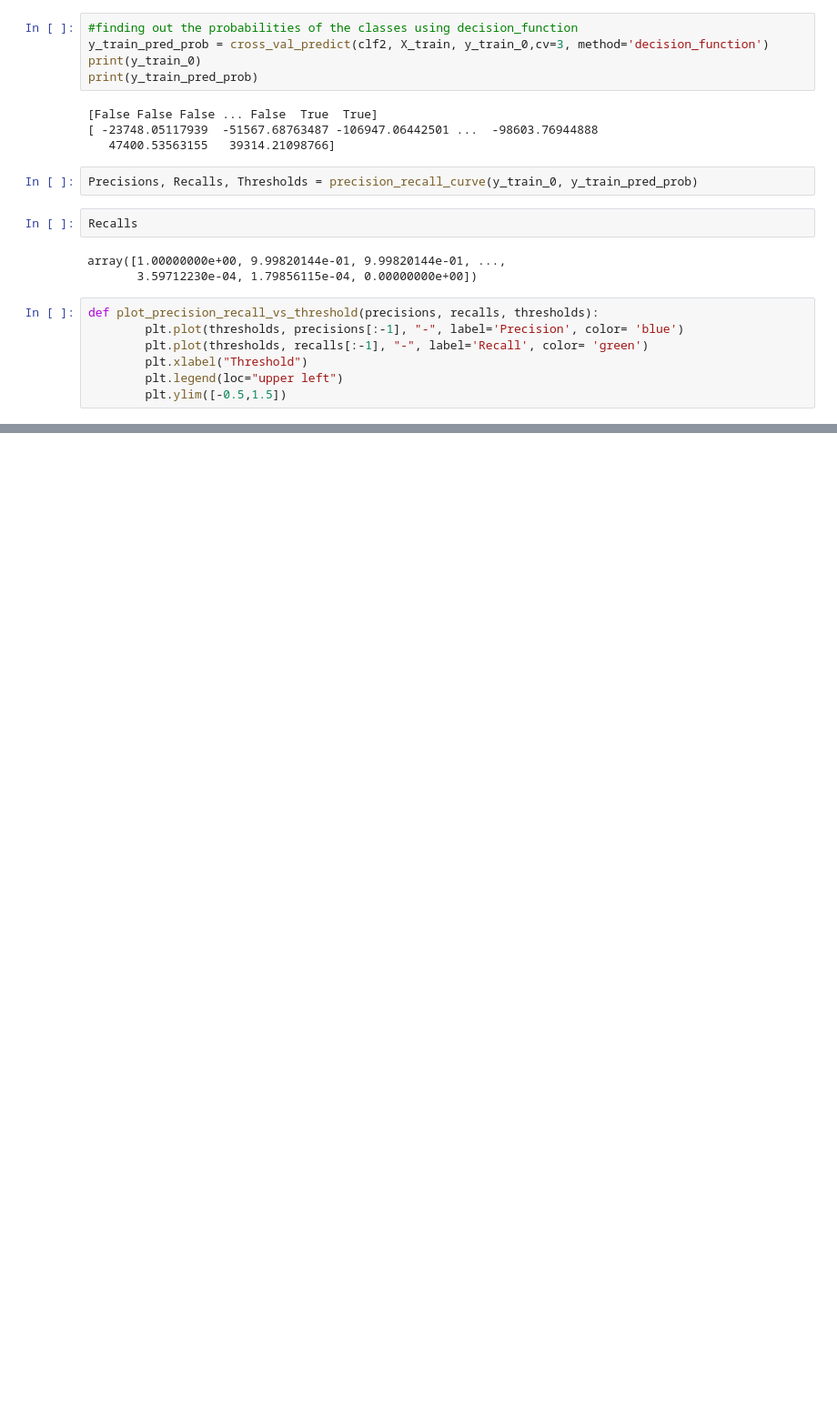
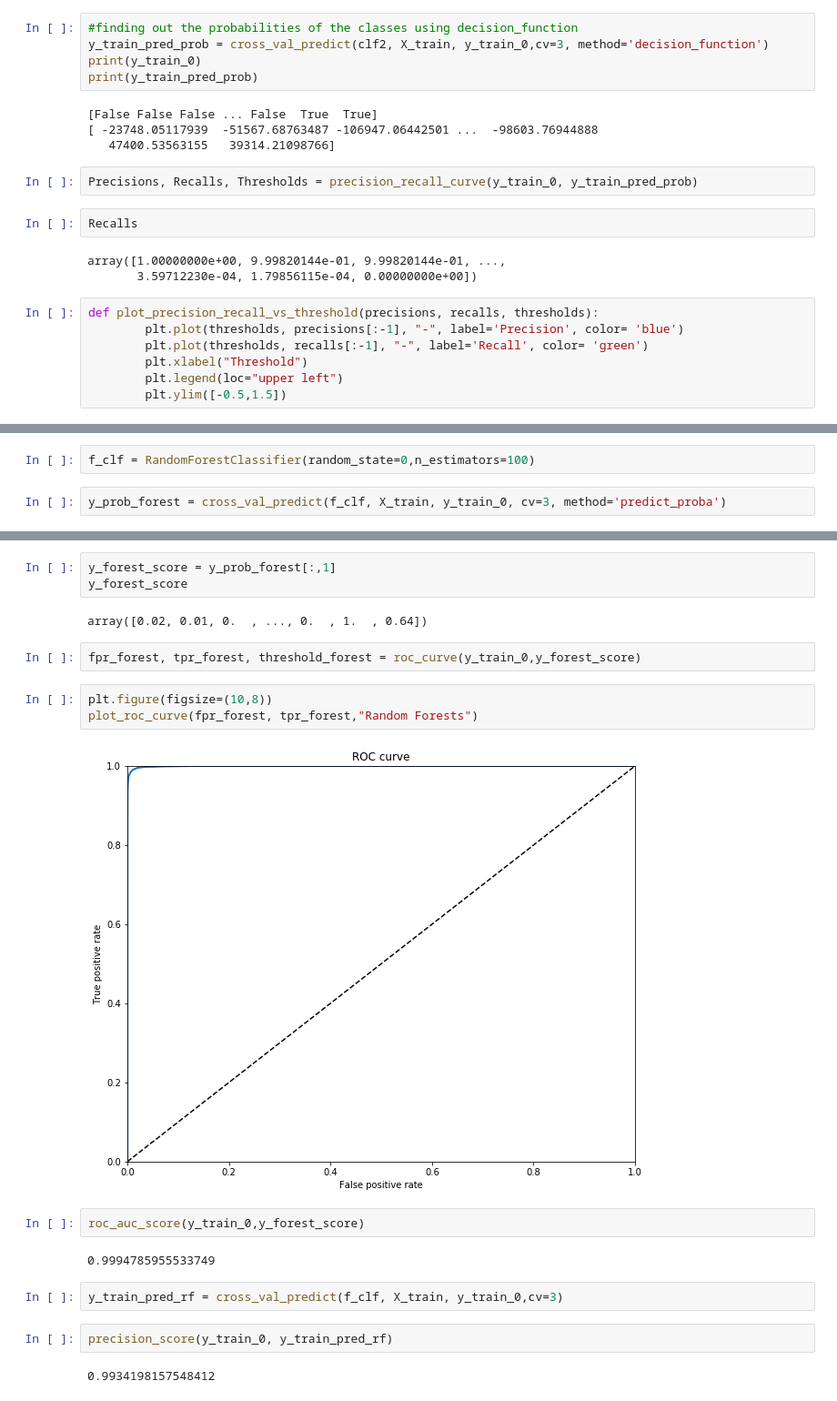
Before and after one commit to aayu1990/MNIST-handwritten-charRecognition, a Jupyter notebook: MNIST-handwritten-charRecognition.ipynb, the cells around one changed output, grey strips where cells are left out. Shown at 91% size. Saved outputs shown, nothing was run; the diff lists cells and outputs as text; blank space fills up the shorter version.

Commit message:
Random forest classifier and its PR, ROC

```diff
--- a/MNIST-handwritten-charRecognition.ipynb
+++ b/MNIST-handwritten-charRecognition.ipynb
@@ -268,0 +336,4 @@ plot_precision_recall_vs_threshold(Precisions, Recalls, Thresholds)
+# %%
+f_clf = RandomForestClassifier(random_state=0,n_estimators=100)
+# %%
+y_prob_forest = cross_val_predict(f_clf, X_train, y_train_0, cv=3, method='predict_proba')
@@ -268,0 +350,22 @@ plot_precision_recall_vs_threshold(Precisions, Recalls, Thresholds)
+# %%
+y_forest_score = y_prob_forest[:,1]
+y_forest_score
+# %% [output]
+array([0.02, 0.01, 0.  , ..., 0.  , 1.  , 0.64])
+# %%
+fpr_forest, tpr_forest, threshold_forest = roc_curve(y_train_0,y_forest_score)
+# %%
+plt.figure(figsize=(10,8))
+plot_roc_curve(fpr_forest, tpr_forest,"Random Forests")
+# %% [output]
+[figure, added]
+# %%
+roc_auc_score(y_train_0,y_forest_score)
+# %% [output]
+0.9994785955533749
+# %%
+y_train_pred_rf = cross_val_predict(f_clf, X_train, y_train_0,cv=3)
+# %%
+precision_score(y_train_0, y_train_pred_rf)
+# %% [output]
+0.9934198157548412
```
Also changed, not shown: parts of 20 cells of this notebook.
